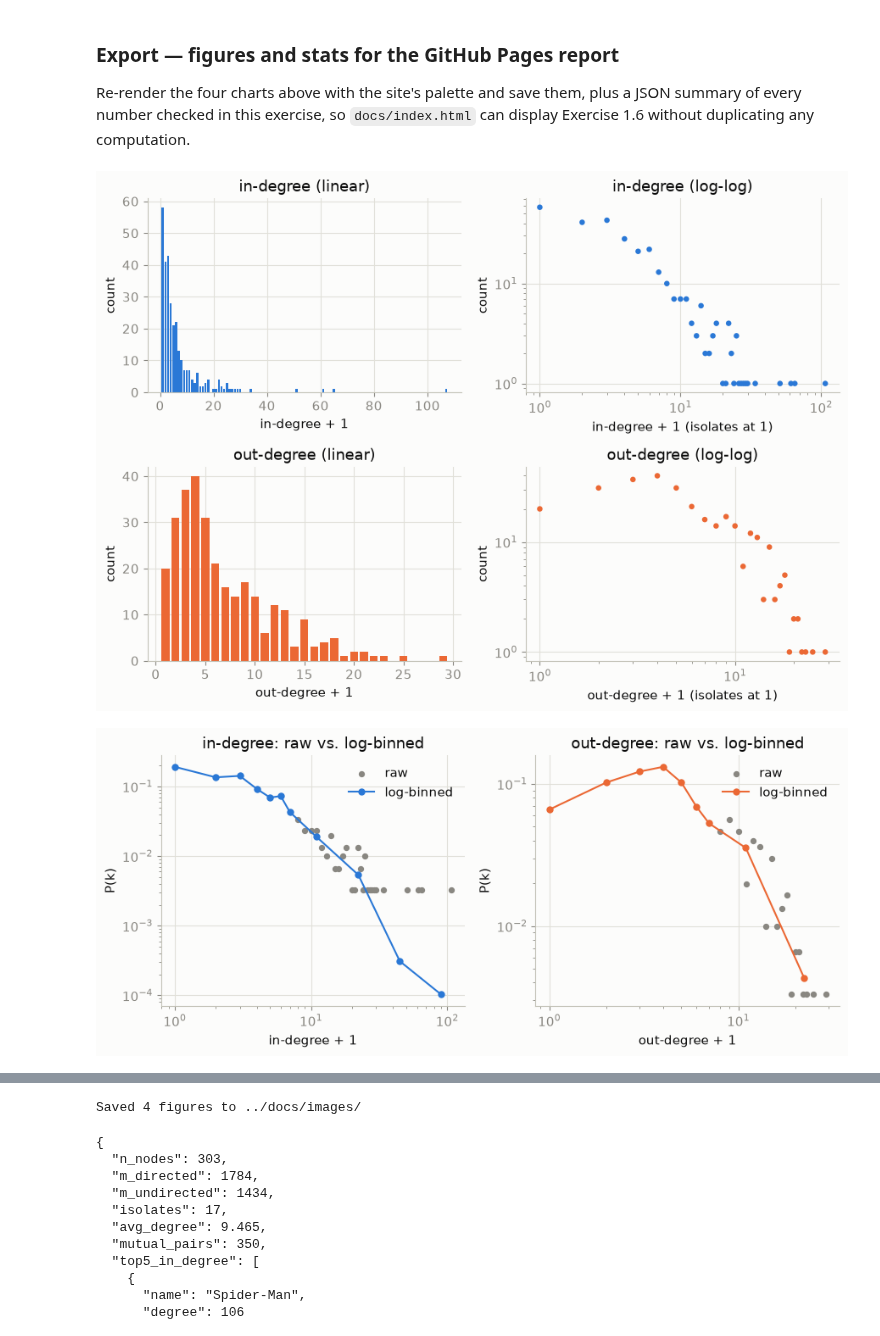
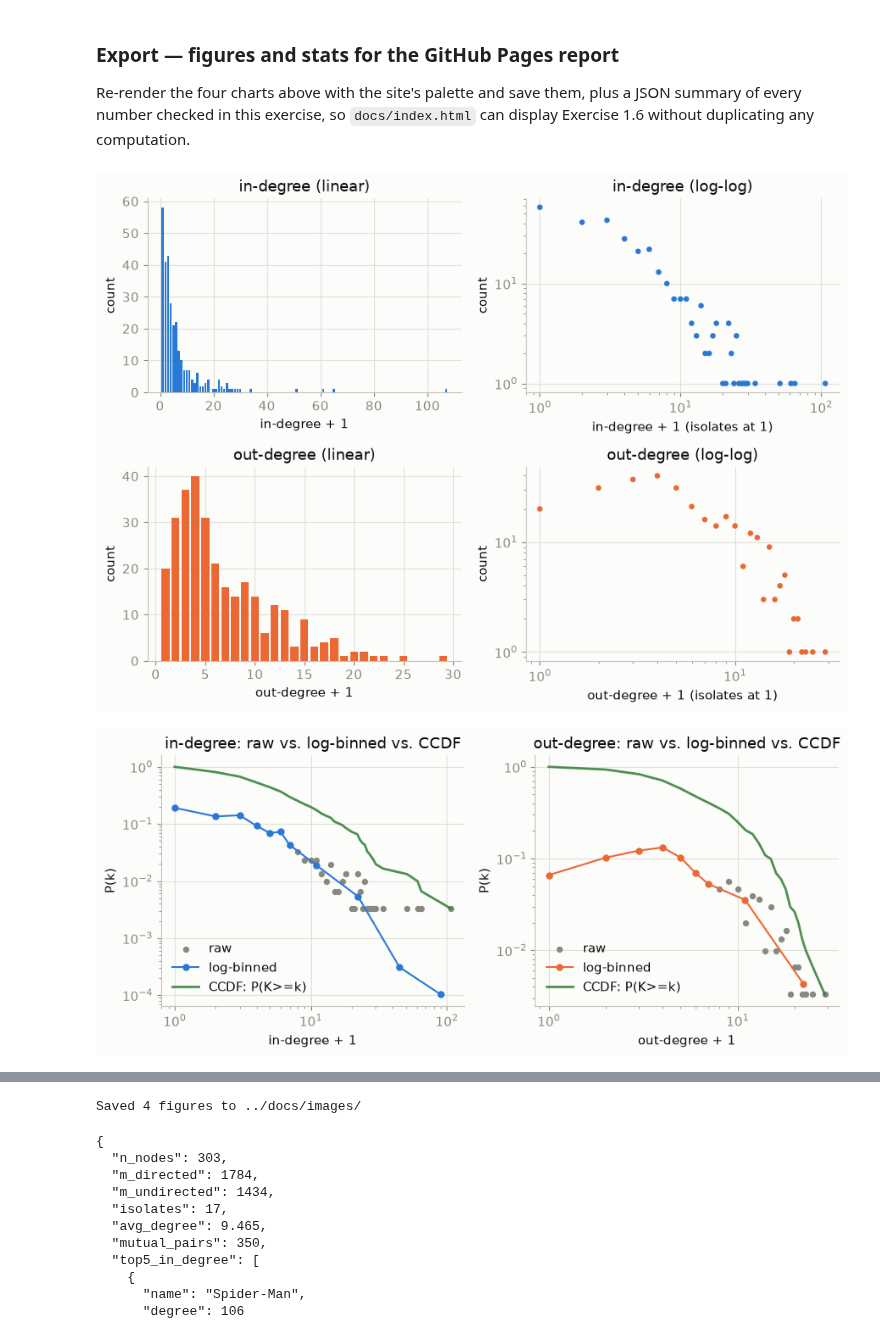
Before and after one commit to kaykay-ng/legendary-sniffle, a Jupyter notebook: notebooks/analysis.ipynb, the cells around one changed output, grey strips where cells are left out. Saved outputs shown, nothing was run; the diff lists cells and outputs as text; code cells hidden in the pictures.

```diff
--- a/notebooks/analysis.ipynb
+++ b/notebooks/analysis.ipynb
@@ -258,16 +258,30 @@ def log_bin_distribution(values, n_total):
     return raw_x, raw_pmf, np.array(centers), np.array(pdf)
 
 
+def ccdf(values, n_total):
+    """P(K >= k) for each observed value k, as a fraction of n_total."""
+    counts = pd.Series(values).value_counts().sort_index()
+    xs, ys = [], []
+    cum_below = 0
+    for x, c in counts.items():
+        xs.append(x)
+        ys.append((n_total - cum_below) / n_total)
+        cum_below += c
+    return np.array(xs), np.array(ys)
+
+
 fig, axes = plt.subplots(1, 2, figsize=(11, 4.5))
 for ax, col, label in zip(axes, ['in_k1', 'out_k1'], ['in-degree', 'out-degree']):
     raw_x, raw_pmf, centers, pdf = log_bin_distribution(deg_df[col], n)
+    ccdf_x, ccdf_y = ccdf(deg_df[col], n)
     ax.scatter(raw_x, raw_pmf, s=20, color='#4C72B0', label='raw', zorder=2)
     ax.plot(centers, pdf, 'o-', color='#DD8452', label='log-binned', zorder=3)
+    ax.plot(ccdf_x, ccdf_y, '-', color='#2E7D32', linewidth=2, alpha=0.85, label='CCDF: P(K>=k)', zorder=4)
     ax.set_xscale('log')
     ax.set_yscale('log')
     ax.set_xlabel(f'{label} + 1')
     ax.set_ylabel('P(k)')
-    ax.set_title(f'{label}: raw vs. log-binned')
+    ax.set_title(f'{label}: raw vs. log-binned vs. CCDF')
     ax.legend()
 
 plt.tight_layout()
@@ -370,6 +500,7 @@ os.makedirs(IMG_DIR, exist_ok=True)
 # Site palette (validated categorical set, light mode)
 C_BLUE, C_ORANGE, C_AQUA = '#2a78d6', '#eb6834', '#1baf7a'
 C_INK, C_MUTED, C_GRID, C_SURFACE = '#0b0b0b', '#898781', '#e1e0d9', '#fcfcfb'
+C_CCDF = '#2E7D32'
 
 plt.rcParams.update({
     'figure.facecolor': C_SURFACE, 'axes.facecolor': C_SURFACE,
@@ -398,15 +529,17 @@ plt.tight_layout()
 plt.savefig(f'{IMG_DIR}/degree_distributions.png', dpi=180, bbox_inches='tight')
 plt.show()
 
-# --- Figure 2: log-binning overlay ------------------------------------------
+# --- Figure 2: log-binning overlay, with the CCDF overlaid on top ----------
 fig, axes = plt.subplots(1, 2, figsize=(9, 4))
 for ax, col, label, color in zip(axes, ['in_k1', 'out_k1'], ['in-degree', 'out-degree'], [C_BLUE, C_ORANGE]):
     raw_x, raw_pmf, centers, pdf = log_bin_distribution(deg_df[col], n)
+    ccdf_x, ccdf_y = ccdf(deg_df[col], n)
     ax.scatter(raw_x, raw_pmf, s=18, color=C_MUTED, label='raw', zorder=2)
     ax.plot(centers, pdf, 'o-', color=color, ms=5, label='log-binned', zorder=3)
+    ax.plot(ccdf_x, ccdf_y, '-', color=C_CCDF, linewidth=2, alpha=0.85, label='CCDF: P(K>=k)', zorder=4)
     ax.set_xscale('log'); ax.set_yscale('log')
     ax.set_xlabel(f'{label} + 1'); ax.set_ylabel('P(k)')
-    ax.set_title(f'{label}: raw vs. log-binned'); ax.legend(frameon=False)
+    ax.set_title(f'{label}: raw vs. log-binned vs. CCDF'); ax.legend(frameon=False)
 plt.tight_layout()
 plt.savefig(f'{IMG_DIR}/log_binning.png', dpi=180, bbox_inches='tight')
 plt.show()
@@ -418,34 +551,34 @@ for row, yscale in enumerate(['linear', 'log']):
         ax = axes[row, col_i]
         ax.plot(exp_x, exp_p, 'o-', color=C_BLUE, label='exponential', ms=4)
         ax.plot(pl_x, pl_p, 'o-', color=C_ORANGE, label='power law', ms=4)
         ax.set_xscale(xscale); ax.set_yscale(yscale)
         ax.set_title(f'x: {xscale}, y: {yscale}')
         if row == 0 and col_i == 0:
             ax.legend(frameon=False)
 plt.tight_layout()
 plt.savefig(f'{IMG_DIR}/exp_vs_powerlaw.png', dpi=180, bbox_inches='tight')
 plt.show()
 
 # --- Figure 4: real in-degree overlaid on both specimens --------------------
 fig, axes = plt.subplots(2, 2, figsize=(8, 6.5))
 for row, yscale in enumerate(['linear', 'log']):
     for col_i, xscale in enumerate(['linear', 'log']):
         ax = axes[row, col_i]
         ax.plot(exp_x, exp_p, 'o-', color=C_BLUE, label='exponential', ms=4, alpha=0.85)
         ax.plot(pl_x, pl_p, 'o-', color=C_ORANGE, label='power law', ms=4, alpha=0.85)
         ax.plot(real_x, real_p, 'o-', color=C_AQUA, label='real in-degree', ms=5)
         ax.set_xscale(xscale); ax.set_yscale(yscale)
         ax.set_title(f'x: {xscale}, y: {yscale}')
         if row == 0 and col_i == 0:
             ax.legend(frameon=False)
 plt.tight_layout()
 plt.savefig(f'{IMG_DIR}/real_vs_synthetic.png', dpi=180, bbox_inches='tight')
 plt.show()
 
 print(f"Saved 4 figures to {IMG_DIR}/")
 # %% [output]
 [figure]
-[figure, old version]
+[figure, new version]
 [figure]
 [figure]
 Saved 4 figures to ../docs/images/
```
Also changed, not shown: parts of 3 cells of this notebook, 7 other files.
